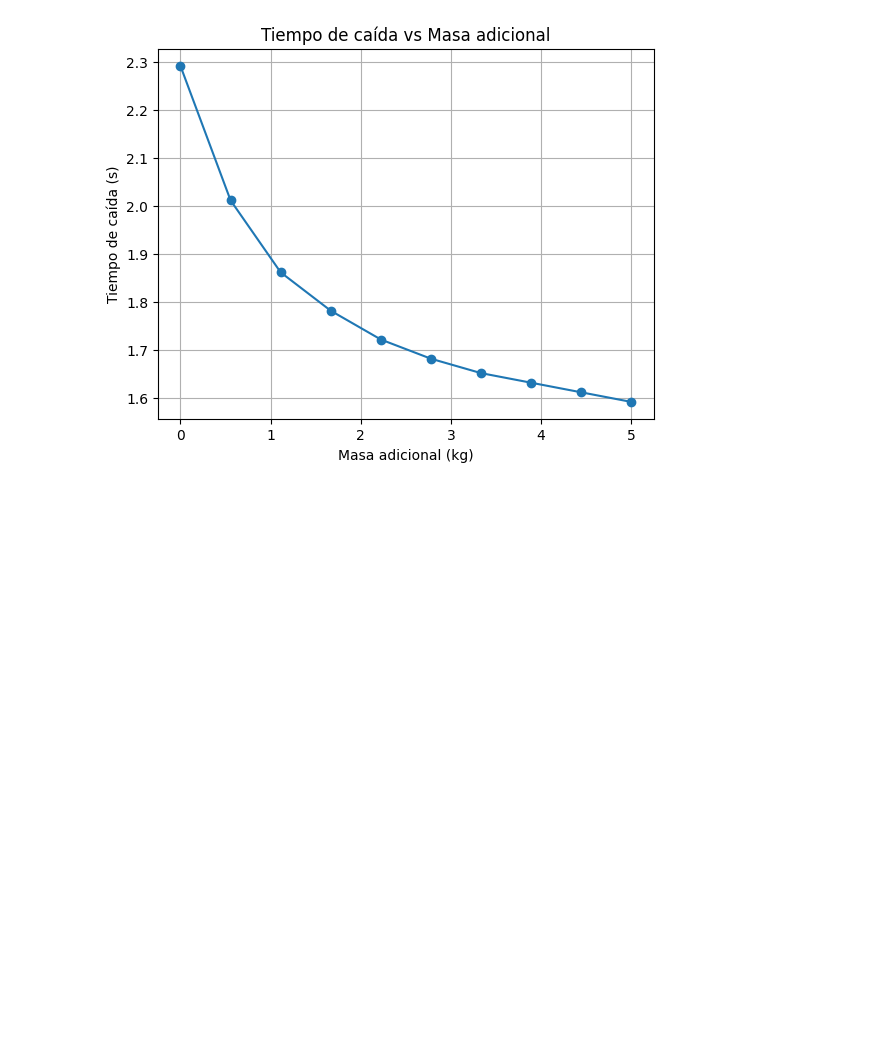
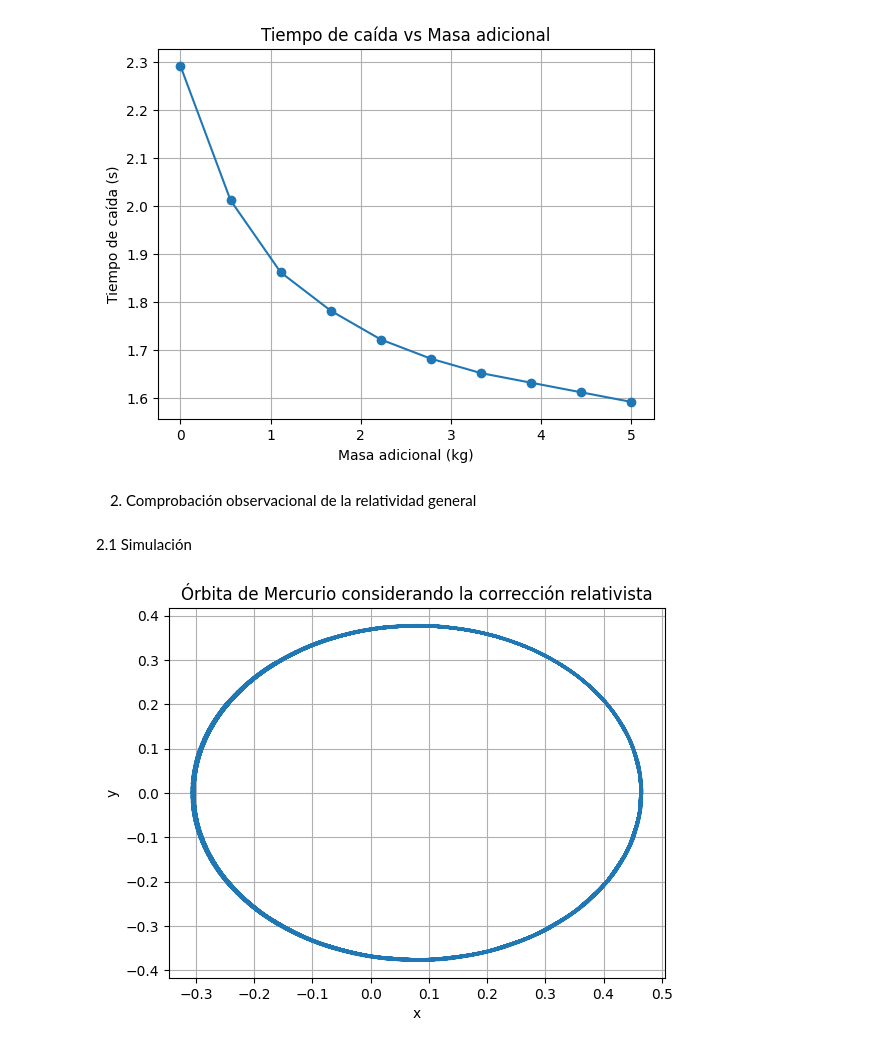
Before and after one commit to sarchilagomez1/MetodosComputacionales2-Fuentes-Archila, a Jupyter notebook: taller3_fuentesarchila.ipynb, the cells around one changed output. Saved outputs shown, nothing was run; the diff lists cells and outputs as text; code cells hidden in the pictures; blank space fills up the shorter version.

```diff
--- a/taller3_fuentesarchila.ipynb
+++ b/taller3_fuentesarchila.ipynb
@@ -90,3 +87,44 @@ plt.grid(True)
 plt.show()
 # %% [output]
 [figure]
+# %% [markdown]
+2. Comprobación observacional de la relatividad general
+# %% [markdown]
+2.1 Simulación
+# %%
+#constantes y condiciones iniciales
+mu = 39.4234021
+alfa = 1.09778201e-8
+a = 0.38709893
+e = 0.20563069
+
+x0 = a * (1 + e)
+y0 = 0
+vx0 = 0
+vy0 = np.sqrt(mu / a * (1 - e) / (1 + e))
+
+#creo la ecuación diferencial del sistema
+def sistema_fuerzas(t, y):
+    x, y, vx, vy = y
+    r = np.sqrt(x**2 + y**2)
+    ax = -mu * (1 + alfa / r**2) * x / r**3
+    ay = -mu * (1 + alfa / r**2) * y / r**3
+    return [vx, vy, ax, ay]
+
+t_span = (0., 10.)
+y0 = [x0, y0, vx0, vy0]
+
+#solucion de la ecuación diferencial
+sol = solve_ivp(sistema_fuerzas, t_span, y0, max_step=0.01) #revisar
+x = sol.y[0]
+y = sol.y[1]
+
+#gráfica
+plt.plot(x, y)
+plt.xlabel('x')
+plt.ylabel('y')
+plt.title('Órbita de Mercurio considerando la corrección relativista')
+plt.grid(True)
+plt.show()
+# %% [output]
+[figure, added]
```
Also changed, not shown: parts of 5 cells of this notebook.
